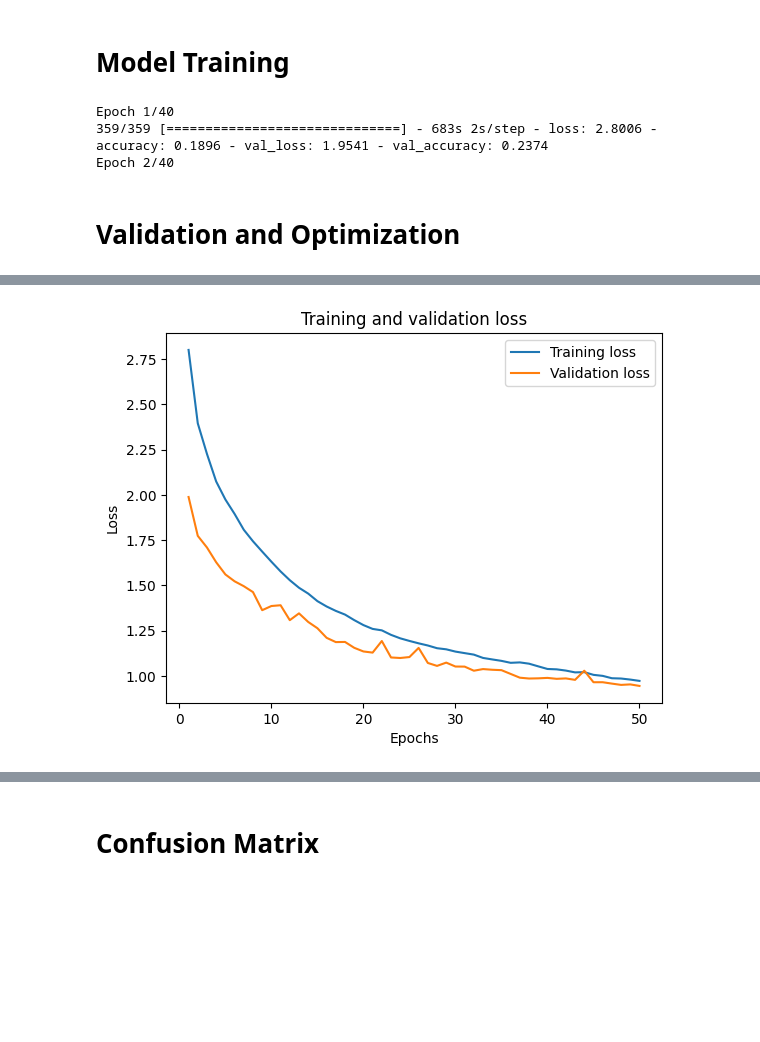
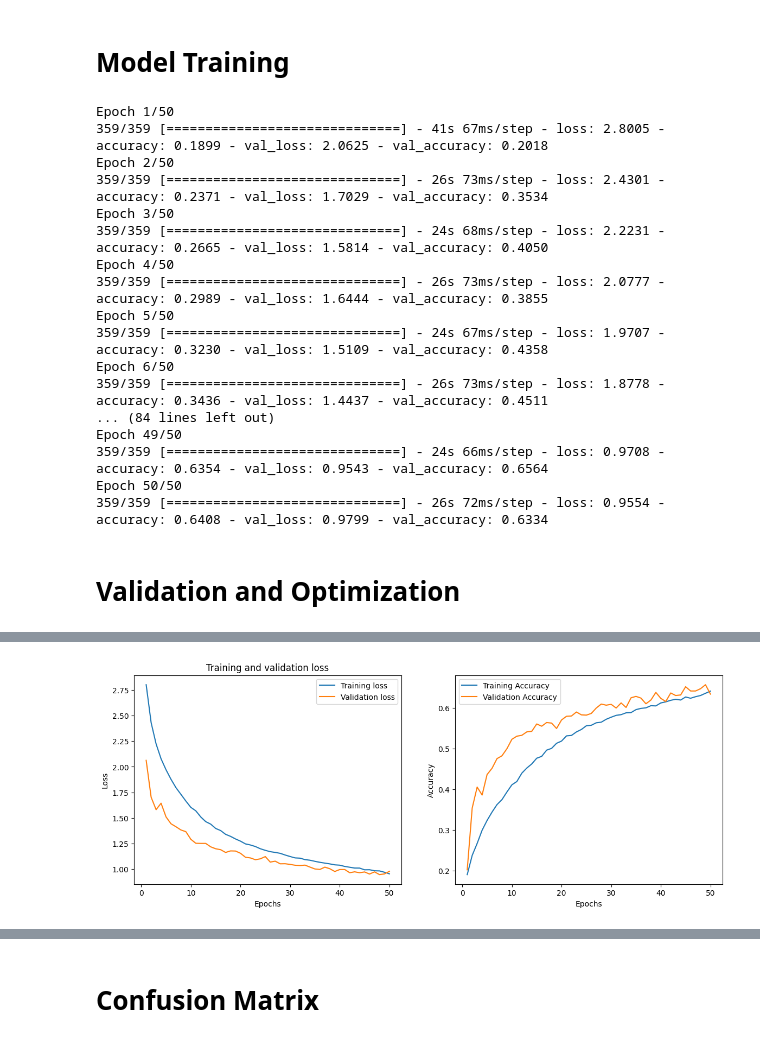
Before and after one commit to KhouloudSD/facial_emotions_recognition, a Jupyter notebook: Untitled0.ipynb, the cells around one changed output, grey strips where cells are left out. Saved outputs shown, nothing was run; the diff lists cells and outputs as text; code cells hidden in the pictures; blank space fills up the shorter version.

```diff
--- a/Untitled0.ipynb
+++ b/Untitled0.ipynb
@@ -258,20 +258,39 @@ plot_images(x)
 history = model.fit(
     train_generator,
     steps_per_epoch=len(train_generator),
-    epochs=40,
+    epochs=50,
     validation_data=validation_generator,
     validation_steps=len(validation_generator)
 )
 # %% [output]
-Epoch 1/40
-359/359 [==============================] - 683s 2s/step - loss: 2.8006 - accuracy: 0.1896 - val_loss: 1.9541 - val_accuracy: 0.2374
-Epoch 2/40
+Epoch 1/50
+359/359 [==============================] - 41s 67ms/step - loss: 2.8005 - accuracy: 0.1899 - val_loss: 2.0625 - val_accuracy: 0.2018
+Epoch 2/50
+359/359 [==============================] - 26s 73ms/step - loss: 2.4301 - accuracy: 0.2371 - val_loss: 1.7029 - val_accuracy: 0.3534
+Epoch 3/50
+359/359 [==============================] - 24s 68ms/step - loss: 2.2231 - accuracy: 0.2665 - val_loss: 1.5814 - val_accuracy: 0.4050
+Epoch 4/50
+359/359 [==============================] - 26s 73ms/step - loss: 2.0777 - accuracy: 0.2989 - val_loss: 1.6444 - val_accuracy: 0.3855
+Epoch 5/50
+359/359 [==============================] - 24s 67ms/step - loss: 1.9707 - accuracy: 0.3230 - val_loss: 1.5109 - val_accuracy: 0.4358
+Epoch 6/50
+359/359 [==============================] - 26s 73ms/step - loss: 1.8778 - accuracy: 0.3436 - val_loss: 1.4437 - val_accuracy: 0.4511
+... (84 lines left out)
+Epoch 49/50
+359/359 [==============================] - 24s 66ms/step - loss: 0.9708 - accuracy: 0.6354 - val_loss: 0.9543 - val_accuracy: 0.6564
+Epoch 50/50
+359/359 [==============================] - 26s 72ms/step - loss: 0.9554 - accuracy: 0.6408 - val_loss: 0.9799 - val_accuracy: 0.6334
 # %% [markdown]
 # **Validation and Optimization**
 # %%
 # Plot the train and validation loss
 train_loss = history.history['loss']
 val_loss = history.history['val_loss']
+train_accuracy = history.history['accuracy']
+val_accuracy = history.history['val_accuracy']
+
+plt.figure(figsize=(14,5))
+plt.subplot(1,2,1)
 epochs = range(1, len(train_loss) + 1)
 plt.plot(epochs, train_loss, label='Training loss')
 plt.plot(epochs, val_loss, label='Validation loss')
@@ -279,24 +298,17 @@ plt.title('Training and validation loss')
 plt.xlabel('Epochs')
 plt.ylabel('Loss')
 plt.legend()
-plt.show()
 
 
-plt.figure(figsize=(14,5))
 plt.subplot(1,2,2)
-plt.plot(history.history['accuracy'])
-plt.plot(history.history['val_accuracy'])
-plt.title('Model Accuracy')
+# Evaluate the model on the validation set
+validation_loss, validation_accuracy = model.evaluate(validation_generator)
+print(f"Validation Accuracy: {validation_accuracy * 100:.2f}%")
+# Plot training history
+plt.plot(epochs, train_accuracy, label='Training Accuracy')
+plt.plot(epochs, val_accuracy, label='Validation Accuracy')
 plt.xlabel('Epochs')
 plt.ylabel('Accuracy')
-plt.legend(['train', 'test'], loc='upper left')
-
-plt.subplot(1,2,1)
-plt.plot(history.history['loss'])
-plt.plot(history.history['val_loss'])
-plt.title('model Loss')
-plt.xlabel('Epochs')
-plt.ylabel('Loss')
-plt.legend(['train', 'test'], loc='upper left')
+plt.legend()
 plt.show()
 # %% [output]
@@ -303 +317 @@ plt.show()
-[figure, old version]
+[figure, new version]
```
Also changed, not shown: parts of 10 cells of this notebook.
